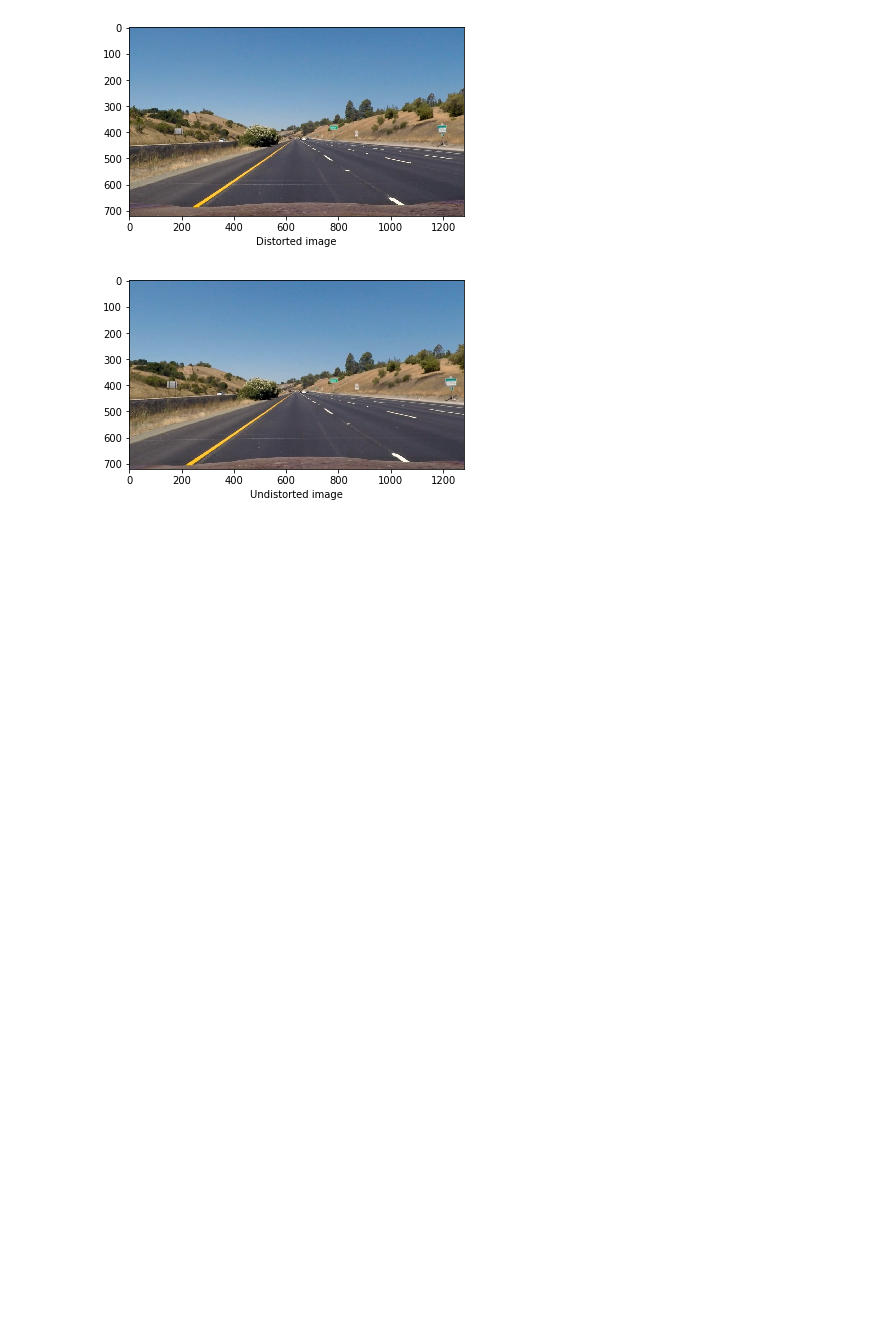
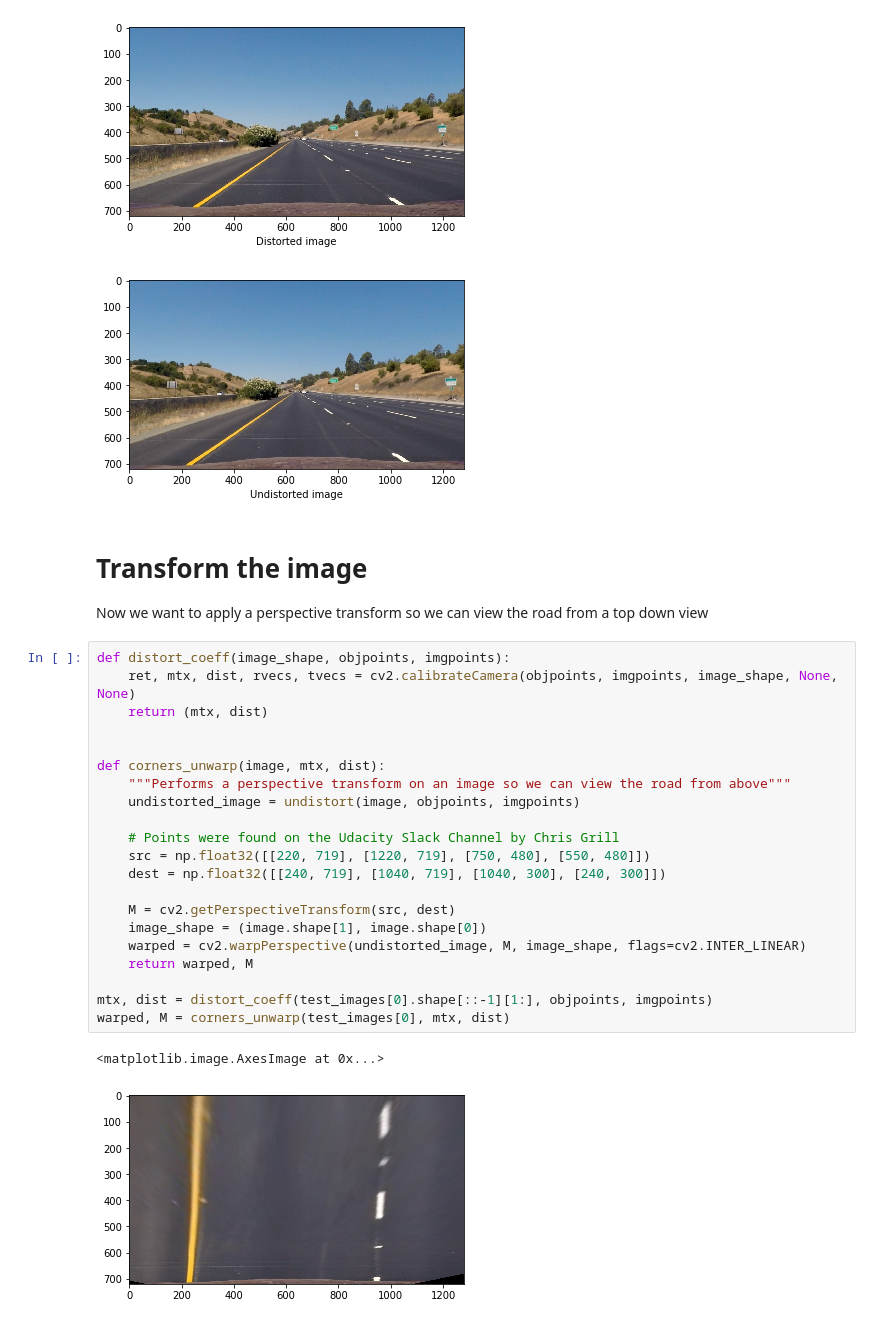
Before and after one commit to redwanrant/Advanced-Lane-Lines, a Jupyter notebook: lane_lines.ipynb, the cells around one changed output. Cells and saved outputs as stored; diff of their text form; blank space fills up the shorter version.

Commit message:
Transform images with a perspective transform

```diff
--- a/lane_lines.ipynb
+++ b/lane_lines.ipynb
@@ -63,3 +63,30 @@ plt.show()
 # %% [output]
 [figure]
 [figure]
+# %% [markdown]
+# Transform the image
+Now we want to apply a perspective transform so we can view the road from a top down view
+# %%
+def distort_coeff(image_shape, objpoints, imgpoints):
+    ret, mtx, dist, rvecs, tvecs = cv2.calibrateCamera(objpoints, imgpoints, image_shape, None, None)
+    return (mtx, dist)
+
+
+def corners_unwarp(image, mtx, dist):
+    """Performs a perspective transform on an image so we can view the road from above"""
+    undistorted_image = undistort(image, objpoints, imgpoints)
+
+    # Points were found on the Udacity Slack Channel by Chris Grill
+    src = np.float32([[220, 719], [1220, 719], [750, 480], [550, 480]])
+    dest = np.float32([[240, 719], [1040, 719], [1040, 300], [240, 300]])
+
+    M = cv2.getPerspectiveTransform(src, dest)
+    image_shape = (image.shape[1], image.shape[0])
+    warped = cv2.warpPerspective(undistorted_image, M, image_shape, flags=cv2.INTER_LINEAR)
+    return warped, M
+
+mtx, dist = distort_coeff(test_images[0].shape[::-1][1:], objpoints, imgpoints)
+warped, M = corners_unwarp(test_images[0], mtx, dist)
+# %% [output]
+<matplotlib.image.AxesImage at 0x...>
+[figure, added]
```
Also changed, not shown: parts of 2 cells of this notebook.
